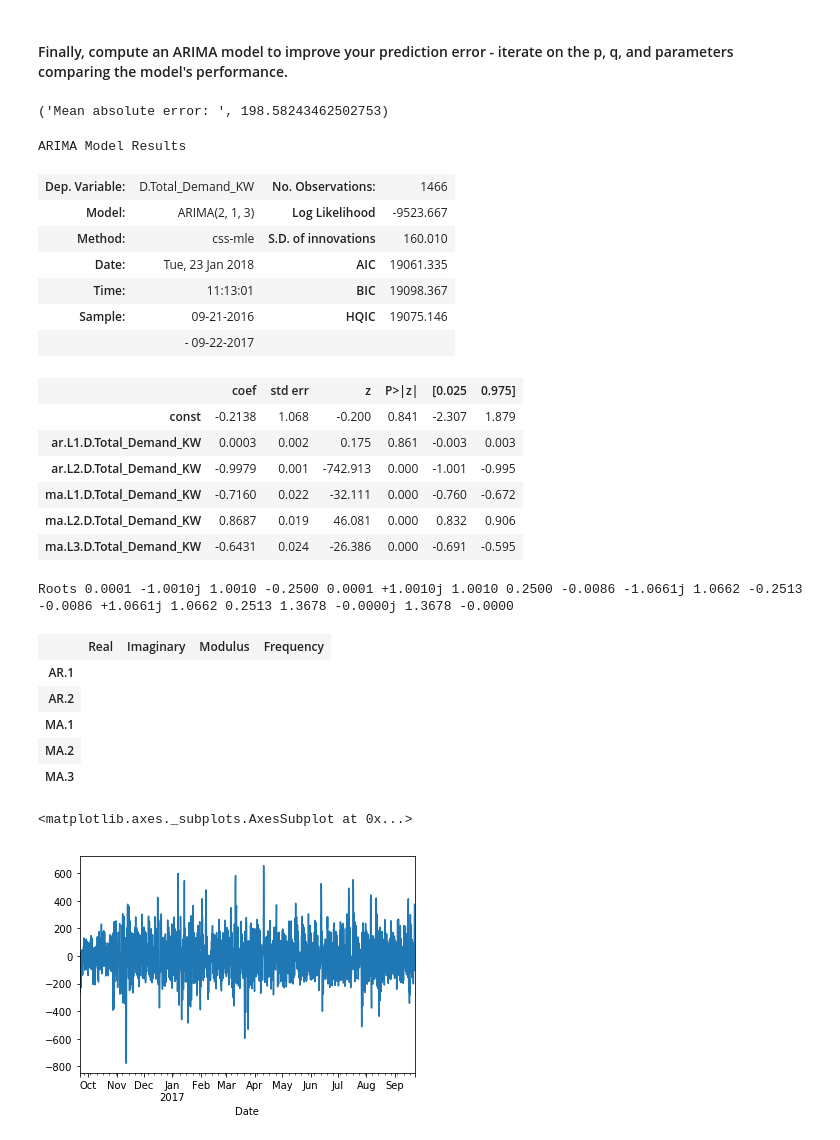
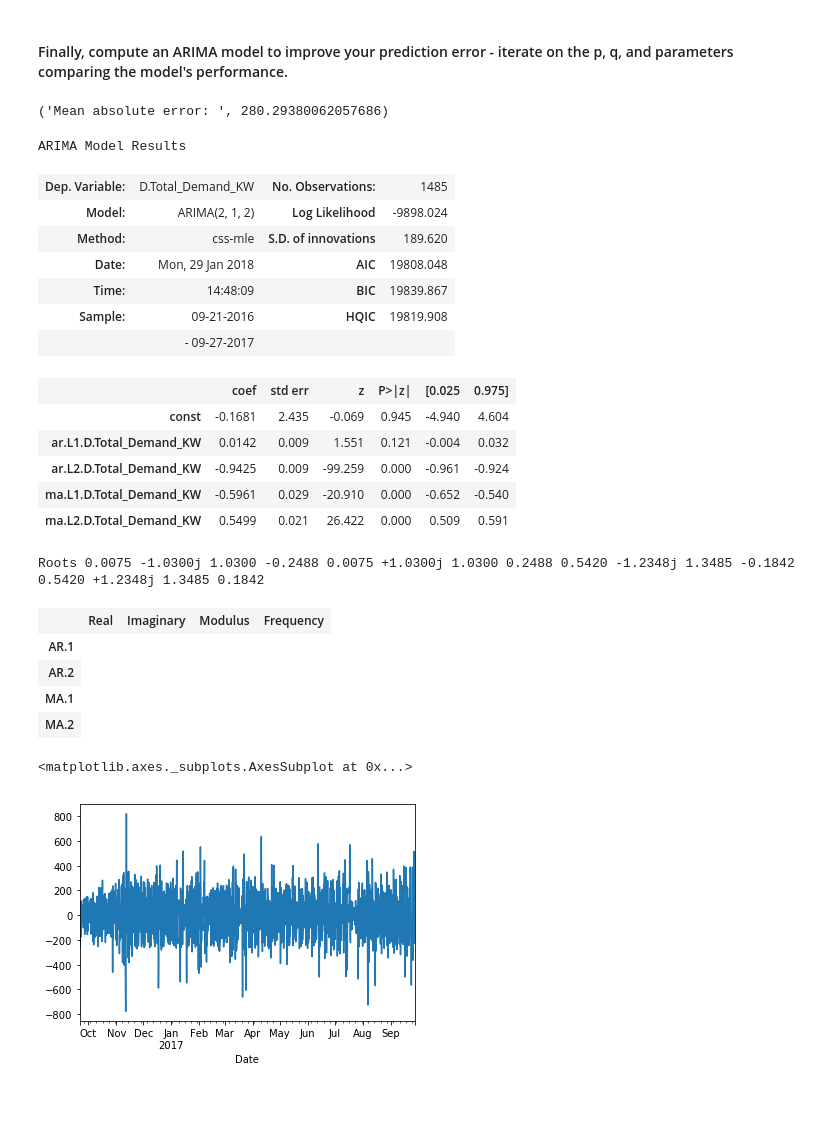
Before and after one commit to marcmeijer/BPL, a Jupyter notebook: BPL City Hall Electricity Analysis.ipynb, the cells around one changed output. Saved outputs shown, nothing was run; the diff lists cells and outputs as text; code cells hidden in the pictures; blank space fills up the shorter version.

```diff
--- a/BPL City Hall Electricity Analysis.ipynb
+++ b/BPL City Hall Electricity Analysis.ipynb
@@ -273,44 +271,42 @@ model.resid.plot()
 # %% [markdown]
 #### Finally, compute an ARIMA model to improve your prediction error - iterate on the p, q, and parameters comparing the model's performance.
 # %%
-model = sm.tsa.ARIMA(train, (2, 1, 3)).fit()
+model = sm.tsa.ARIMA(train, (2, 1, 2)).fit()
 
 predictions = model.predict(
-    '2017-09-23 02:00:00',
-    '2018-01-23 08:00:00',
+    '2017-09-27 20:00:00',
+    '2018-01-29 14:00:00',
     dynamic=False,
     typ='levels'
 )
 
 print("Mean absolute error: ", mean_absolute_error(test, predictions))
 model.summary()
 # %% [output]
-('Mean absolute error: ', 198.58243462502753)
+('Mean absolute error: ', 280.29380062057686)
 ARIMA Model Results
-| Dep. Variable: | D.Total_Demand_KW | No. Observations: | 1466 |
-| Model: | ARIMA(2, 1, 3) | Log Likelihood | -9523.667 |
-| Method: | css-mle | S.D. of innovations | 160.010 |
-| Date: | Tue, 23 Jan 2018 | AIC | 19061.335 |
-| Time: | 11:13:01 | BIC | 19098.367 |
-| Sample: | 09-21-2016 | HQIC | 19075.146 |
-|  | - 09-22-2017 |  |  |
+| Dep. Variable: | D.Total_Demand_KW | No. Observations: | 1485 |
+| Model: | ARIMA(2, 1, 2) | Log Likelihood | -9898.024 |
+| Method: | css-mle | S.D. of innovations | 189.620 |
+| Date: | Mon, 29 Jan 2018 | AIC | 19808.048 |
+| Time: | 14:48:09 | BIC | 19839.867 |
+| Sample: | 09-21-2016 | HQIC | 19819.908 |
+|  | - 09-27-2017 |  |  |
 |  | coef | std err | z | P>|z| | [0.025 | 0.975] |
-| const | -0.2138 | 1.068 | -0.200 | 0.841 | -2.307 | 1.879 |
-| ar.L1.D.Total_Demand_KW | 0.0003 | 0.002 | 0.175 | 0.861 | -0.003 | 0.003 |
-| ar.L2.D.Total_Demand_KW | -0.9979 | 0.001 | -742.913 | 0.000 | -1.001 | -0.995 |
-| ma.L1.D.Total_Demand_KW | -0.7160 | 0.022 | -32.111 | 0.000 | -0.760 | -0.672 |
-| ma.L2.D.Total_Demand_KW | 0.8687 | 0.019 | 46.081 | 0.000 | 0.832 | 0.906 |
-| ma.L3.D.Total_Demand_KW | -0.6431 | 0.024 | -26.386 | 0.000 | -0.691 | -0.595 |
+| const | -0.1681 | 2.435 | -0.069 | 0.945 | -4.940 | 4.604 |
+| ar.L1.D.Total_Demand_KW | 0.0142 | 0.009 | 1.551 | 0.121 | -0.004 | 0.032 |
+| ar.L2.D.Total_Demand_KW | -0.9425 | 0.009 | -99.259 | 0.000 | -0.961 | -0.924 |
+| ma.L1.D.Total_Demand_KW | -0.5961 | 0.029 | -20.910 | 0.000 | -0.652 | -0.540 |
+| ma.L2.D.Total_Demand_KW | 0.5499 | 0.021 | 26.422 | 0.000 | 0.509 | 0.591 |
-Roots 0.0001 -1.0010j 1.0010 -0.2500 0.0001 +1.0010j 1.0010 0.2500 -0.0086 -1.0661j 1.0662 -0.2513 -0.0086 +1.0661j 1.0662 0.2513 1.3678 -0.0000j 1.3678 -0.0000
+Roots 0.0075 -1.0300j 1.0300 -0.2488 0.0075 +1.0300j 1.0300 0.2488 0.5420 -1.2348j 1.3485 -0.1842 0.5420 +1.2348j 1.3485 0.1842
 |  | Real | Imaginary | Modulus | Frequency |
 | AR.1 |
 | AR.2 |
 | MA.1 |
 | MA.2 |
-| MA.3 |
 # %%
 model.resid.plot()
 # %% [output]
 <matplotlib.axes._subplots.AxesSubplot at 0x...>
-[figure, old version]
+[figure, new version]
 # %%
```
Also changed, not shown: parts of 13 cells of this notebook.
